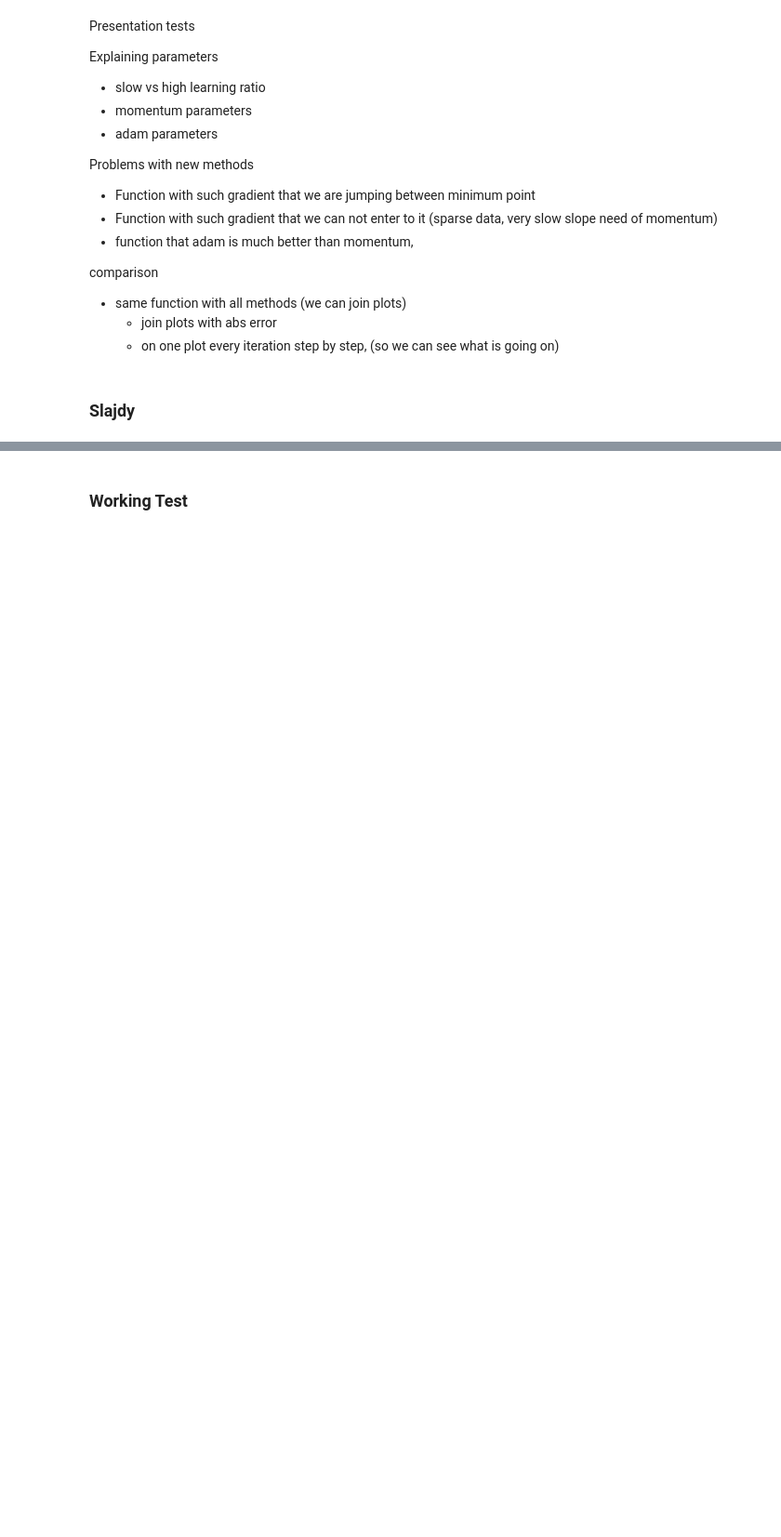
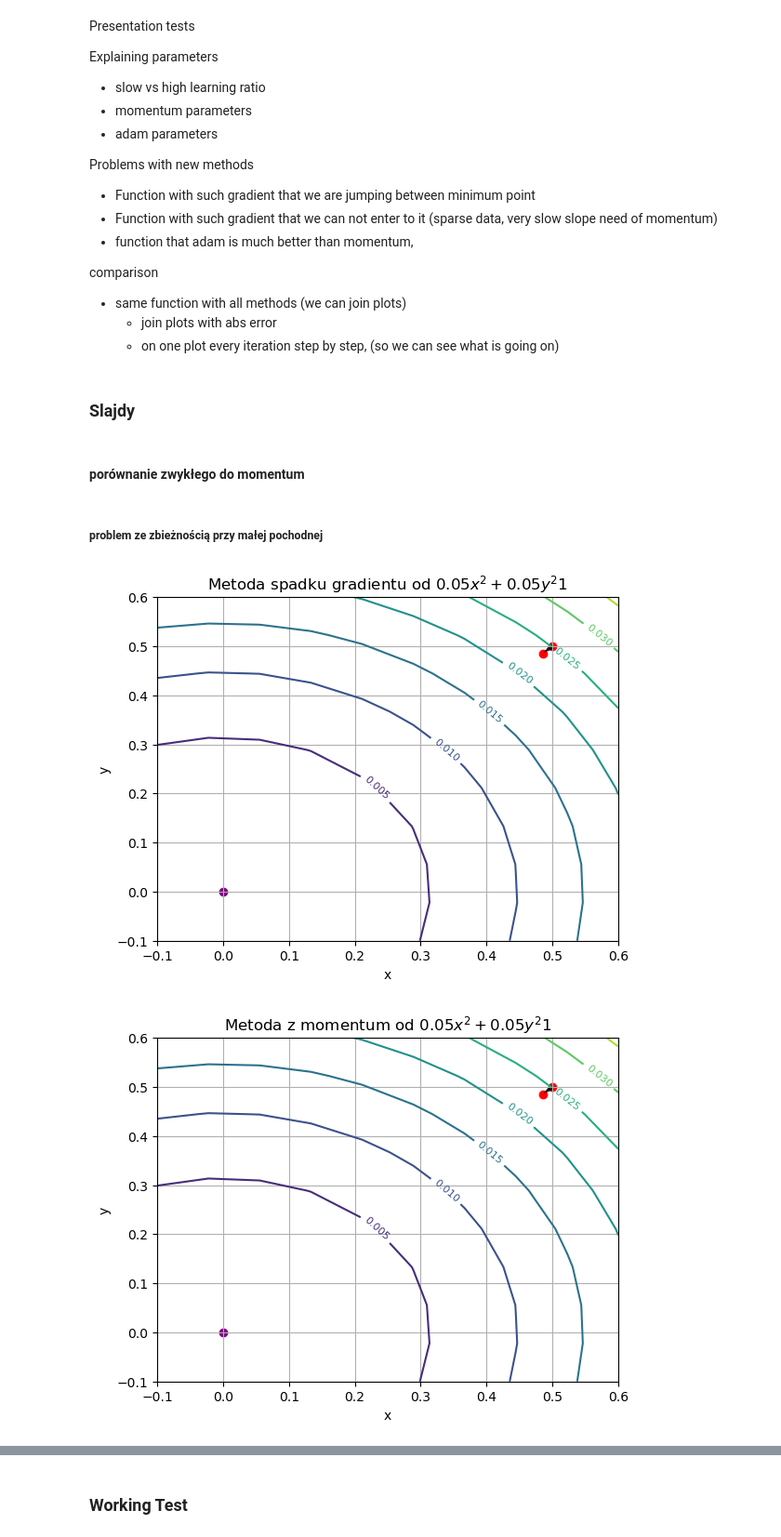
Before and after one commit to maxi7524/proseminarium, a Jupyter notebook: summary.ipynb, the cells around one changed output, grey strips where cells are left out. Shown at 93% size. Saved outputs shown, nothing was run; the diff lists cells and outputs as text; code cells hidden in the pictures; blank space fills up the shorter version.

```diff
--- a/summary.ipynb
+++ b/summary.ipynb
@@ -369,3 +411,38 @@ comparison
     - on one plot every iteration step by step, (so we can see what is going on)
 # %% [markdown]
 ### Slajdy
+# %% [markdown]
+#### porównanie zwykłego do momentum
+# %% [markdown]
+##### problem ze zbieżnością przy małej pochodnej
+# %%
+# parameters
+learning_rate = 0.3
+x_init = (0.5, 0.5)
+interval = [-0.1, 0.6]
+x_final = (0, 0)
+
+# creating function
+x, y = sp.symbols('x y')
+
+for i in range(1, 2):
+    n_iter = i
+    # gd nie działa ~ słaba zbieżnośc (nie minima są małe)
+    func_sp = 1/20 *( x**2 + y **2)
+    func_name = sp.latex(func_sp)
+    func = sp.lambdify((x, y), func_sp)
+    func_sp_gd = gradient_descent(x_init, func_sp, learning_rate, n_iter, None)
+
+    plot_3d_on_2d(func, func_sp_gd, interval, x_final, func_name, GD_NAME, i)
+
+
+    # pokazanie że momentum sobie lepiej radzi
+    func_sp = 1/20 *(x**2 + y **2)
+    func_name = sp.latex(func_sp)
+    func = sp.lambdify((x, y), func_sp)
+    func_sp_gd = momentum_gradient_descent(x_init, 0.9, func_sp, learning_rate, n_iter, None)
+
+    plot_3d_on_2d(func, func_sp_gd, interval, x_final, func_name, MGD_NAME, i)
+# %% [output]
+[figure, added]
+[figure, added]
```
Also changed, not shown: parts of 17 cells of this notebook, 1 other file.
